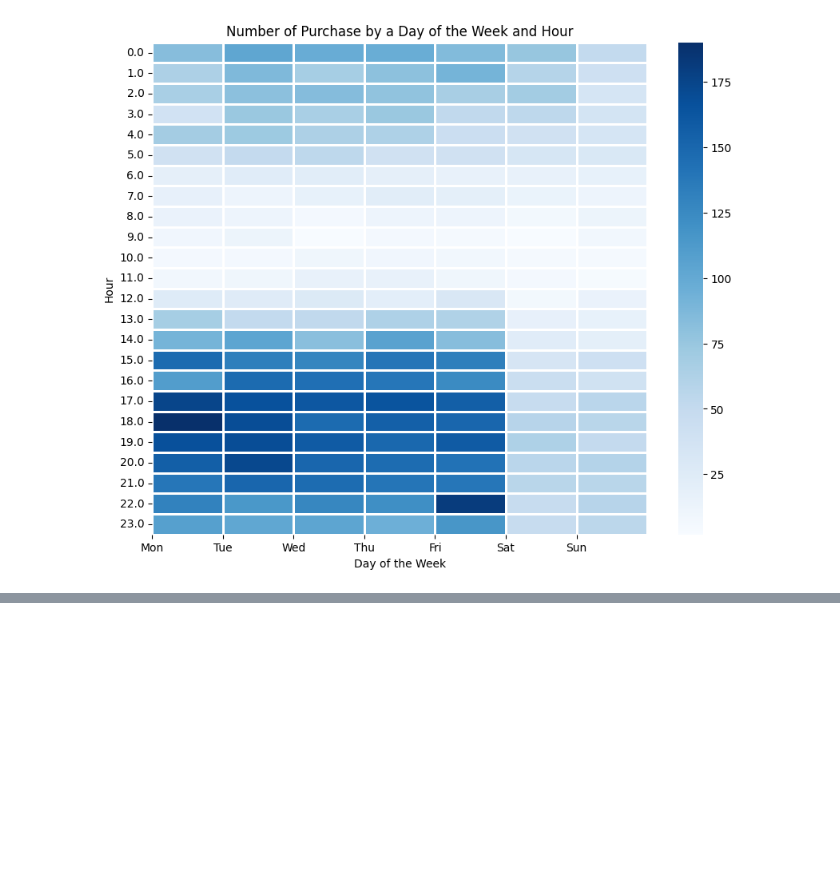
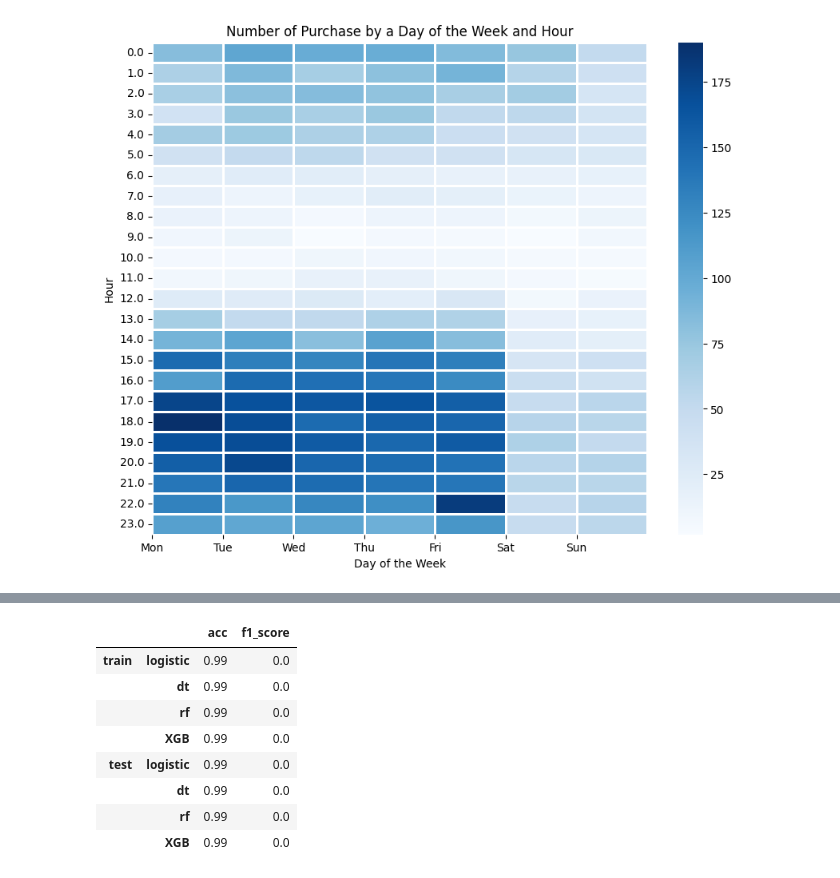
Before and after one commit to eju1019/ipark, a Jupyter notebook: GA_data.ipynb, the cells around one changed output, grey strips where cells are left out. Cells and saved outputs as stored; diff of their text form; code cells hidden in the pictures; blank space fills up the shorter version.

```diff
--- a/GA_data.ipynb
+++ b/GA_data.ipynb
@@ -217,0 +240,12 @@ df2.describe(include='all')
+# %%
+from sklearn.model_selection import train_test_split
+
+# 데이터를 train, test로 분리
+X = df.drop(columns = ['Revenue_yn'])
+y = df[['Revenue_yn']]
+
+# 학습과 평가를 위해 데이터 셋 분리
+X_train, X_test, y_train, y_test = train_test_split(X, y, stratify = y, random_state= 42)
+
+#분리된 데이터 차원 확인
+print(X_train.shape, X_test.shape, y_train.shape, y_test.shape)
@@ -666,0 +722,72 @@ plt.xticks(range(7), labels=['Mon', 'Tue', 'Wed', 'Thu', 'Fri', 'Sat', 'Sun'], r
+# %%
+def get_score(train:pd.DataFrame,  test:pd.DataFrame, x_var_list:list):
+    """ train과 test 데이터와 X변수 컬럼을 받아 평가지표를 내는 함수입니다.
+
+    Args:
+        train (pd.DataFrame): train 데이터프레임
+        test (pd.DataFrame): test 데이터프레임
+        x_var_list (list): 모델링에 사용할 변수 리스트
+    """
+    #외부 전달인자를 내부변수에 할당
+    X_train = train
+    X_test = test
+
+    #일부 컬럼만 가져오기
+    X_train = X_train[x_var_list]
+    X_test = X_test[x_var_list]
+
+    #모듈불러오기
+    from sklearn.linear_model import LogisticRegression
+    from sklearn.tree import DecisionTreeClassifier
+    from sklearn.ensemble import RandomForestClassifier
+    from xgboost import XGBRFClassifier
+    from sklearn.metrics import accuracy_score, f1_score
+
+    #모델 가져오기
+    model_log = LogisticRegression()
+    model_dt = DecisionTreeClassifier(random_state=42)
+    model_rf = RandomForestClassifier(random_state=42)
+    model_xgb = XGBRFClassifier(random_state=42)
+
+    #모델 학습하기
+    model_log.fit(X_train, y_train)
+    model_dt.fit(X_train, y_train)
+    model_rf.fit(X_train, y_train)
+    model_xgb.fit(X_train, y_train)
+
+    # 학습하여 결과 저장
+    y_pred_log_train = model_log.predict(X_train)
+    y_pred_log_test = model_log.predict(X_test)
+
+    y_pred_dt_train = model_dt.predict(X_train)
+    y_pred_dt_test = model_dt.predict(X_test)
+
+    y_pred_rf_train = model_rf.predict(X_train)
+    y_pred_rf_test = model_rf.predict(X_test)
+
+    y_pred_xgb_train = model_xgb.predict(X_train)
+    y_pred_xgb_test = model_xgb.predict(X_test)
+
+    #평가표 생성
+    result = pd.DataFrame({'acc' : [accuracy_score(y_train, y_pred_log_train), accuracy_score(y_train, y_pred_dt_train), accuracy_score(y_train, y_pred_rf_train), accuracy_score(y_train, y_pred_xgb_train),
+                                    accuracy_score(y_test, y_pred_log_test),accuracy_score(y_test, y_pred_dt_test),accuracy_score(y_test, y_pred_rf_test),accuracy_score(y_test, y_pred_xgb_test)],
+                            'f1_score' : [f1_score(y_train, y_pred_log_train),f1_score(y_train, y_pred_dt_train),f1_score(y_train, y_pred_rf_train),f1_score(y_train, y_pred_xgb_train),
+                                          f1_score(y_test, y_pred_log_test), f1_score(y_test, y_pred_dt_test), f1_score(y_test, y_pred_rf_test), f1_score(y_test, y_pred_xgb_test)]},
+                            index=pd.MultiIndex.from_tuples([('train', 'logistic'),('train', 'dt'), ('train', 'rf'), ('train', 'XGB'),
+                                                             ('test', 'logistic'),('test', 'dt'), ('test', 'rf'), ('test', 'XGB')]))
+
+
+    display(result.round(2))
+
+# duration 변수만 사용하여 결과내기
+get_score(X_train, X_test, ['channel_en','deviceCategory_en','continent_en','campaign_yn','newVisits_yn'])
+# %% [output]
+|  |  | acc | f1_score |
+| train | logistic | 0.99 | 0.0 |
+|  | dt | 0.99 | 0.0 |
+|  | rf | 0.99 | 0.0 |
+|  | XGB | 0.99 | 0.0 |
+| test | logistic | 0.99 | 0.0 |
+|  | dt | 0.99 | 0.0 |
+|  | rf | 0.99 | 0.0 |
+|  | XGB | 0.99 | 0.0 |
```
Also changed, not shown: parts of 31 cells of this notebook.
